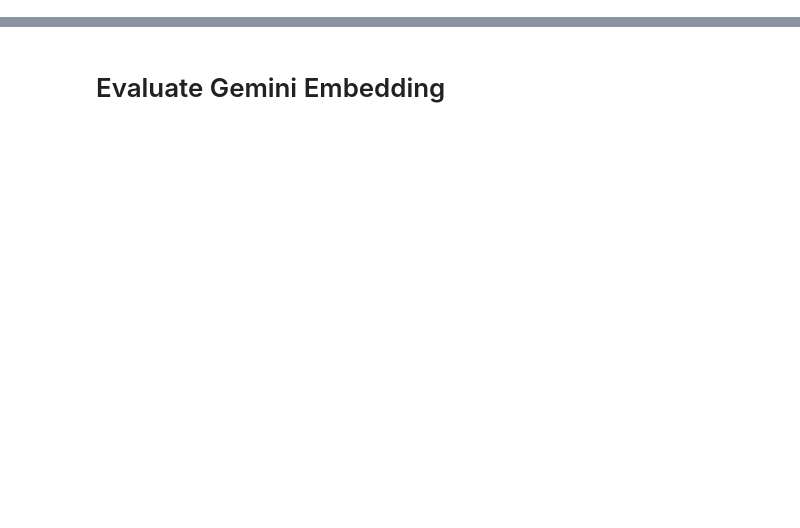
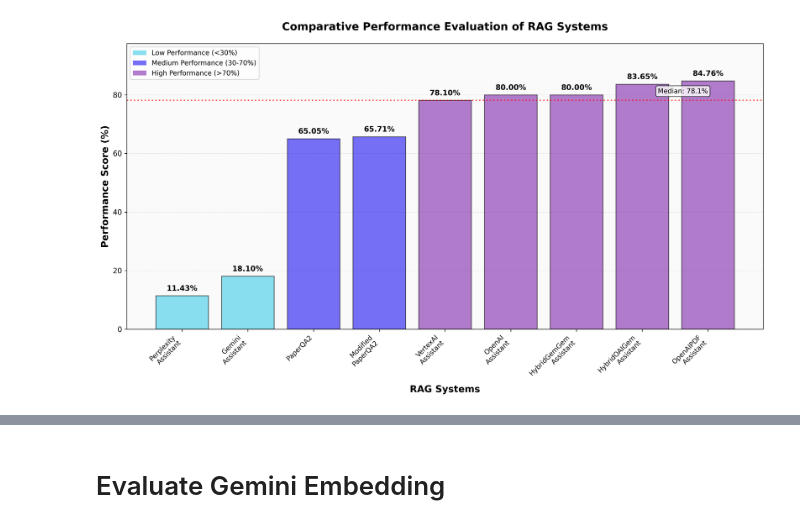
Before and after one commit to jakobtfaber/scirag, a Jupyter notebook: notebooks/ai_eval.ipynb, the cells around one changed output, grey strips where cells are left out. Saved outputs shown, nothing was run; the diff lists cells and outputs as text; code cells hidden in the pictures; blank space fills up the shorter version.

```diff
--- a/notebooks/ai_eval.ipynb
+++ b/notebooks/ai_eval.ipynb
@@ -11,0 +24,94 @@ from scirag import SingleRAGEvaluationSystem
+# %%
+import matplotlib.pyplot as plt
+import numpy as np
+import seaborn as sns
+
+# Set the style for scientific papers
+plt.style.use('default')
+sns.set_palette("husl")
+
+# Data
+systems = [
+    'Perplexity\nAssistant',
+    'Gemini\nAssistant',
+    'PaperQA2',
+    'Modified\nPaperQA2',
+    'VertexAI\nAssistant',
+    'OpenAI\nAssistant',
+    'HybridGemGem\nAssistant',
+    'HybridOAIGem\nAssistant',
+    'OpenAIPDF\nAssistant'
+]
+
+
+scores = [11.43, 18.10, 65.05, 65.71, 78.10, 80.00, 80.00, 83.65, 84.76]
+
+# Create figure with high DPI for paper quality
+fig, ax = plt.subplots(figsize=(14, 8), dpi=300)
+
+# Create color map based on performance tiers
+colors = []
+for score in scores:
+    if score < 30:
+        colors.append("#3CCBE7")  # Red for low performance
+    elif score < 70:
+        colors.append("#1D12F3")  # Orange for medium performance
+    else:
+        colors.append("#8127AE")  # Green for high performance
+
+# Create the bar plot
+bars = ax.bar(systems, scores, color=colors, alpha=0.6, edgecolor='black', linewidth=1.2)
+
+# Add value annotations on top of bars
+for i, (bar, score) in enumerate(zip(bars, scores)):
+    height = bar.get_height()
+    ax.annotate(f'{score:.2f}%',
+                xy=(bar.get_x() + bar.get_width() / 2, height),
+                xytext=(0, 5),  # 5 points vertical offset
+                textcoords="offset points",
+                ha='center', va='bottom',
+                fontsize=11, fontweight='bold')
+
+# Customize the plot
+ax.set_ylabel('Performance Score (%)', fontsize=14, fontweight='bold')
+ax.set_xlabel('RAG Systems', fontsize=14, fontweight='bold')
+ax.set_title('Comparative Performance Evaluation of RAG Systems',
+             fontsize=16, fontweight='bold', pad=20)
+
+# Set y-axis limits with some padding
+ax.set_ylim(0, max(scores) * 1.15)
+
+# Add grid for better readability
+ax.grid(axis='y', alpha=0.3, linestyle='--')
+ax.set_axisbelow(True)
+
+# Rotate x-axis labels for better readability
+plt.xticks(rotation=45, ha='right', fontsize=10)
+plt.yticks(fontsize=11)
+
+# Add performance tier legend
+from matplotlib.patches import Patch
+legend_elements = [
+    Patch(facecolor="#3CCBE7", alpha=0.6, label='Low Performance (<30%)'),
+    Patch(facecolor="#1D12F3", alpha=0.6, label='Medium Performance (30-70%)'),
+    Patch(facecolor="#8127AE", alpha=0.6, label='High Performance (>70%)')
+]
+ax.legend(handles=legend_elements, loc='upper left', fontsize=10)
+
+# Add a horizontal line for the median performance
+median_score = np.median(scores)
+ax.axhline(y=median_score, color='red', linestyle=':', alpha=0.7, linewidth=2)
+ax.text(len(systems)-1, median_score+2, f'Median: {median_score:.1f}%',
+        ha='right', va='bottom', fontsize=10,
+        bbox=dict(boxstyle='round,pad=0.3', facecolor='white', alpha=0.8))
+
+# Adjust layout to prevent label cutoff
+plt.tight_layout()
+
+# Add subtle background
+ax.set_facecolor('#FAFAFA')
+
+# Show the plot
+plt.show()
+# %% [output]
+[figure, added]
```
Also changed, not shown: parts of 16 cells of this notebook, 10 other files.
